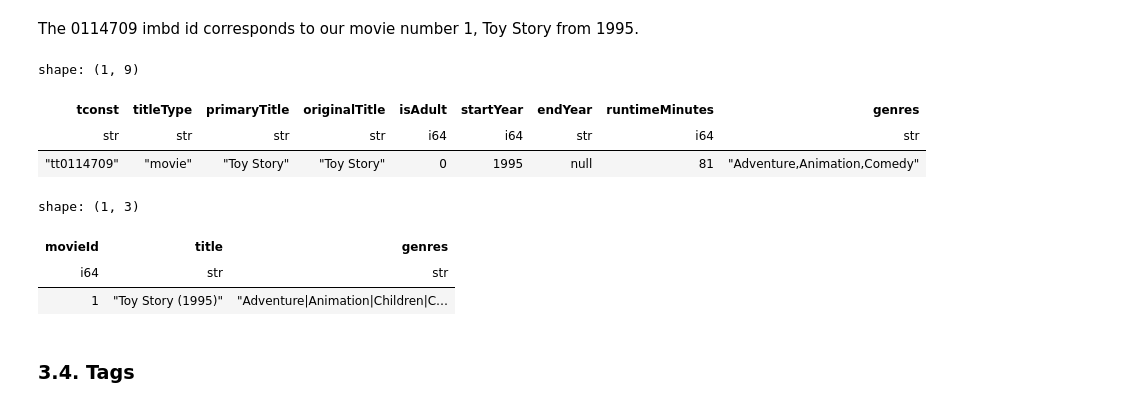
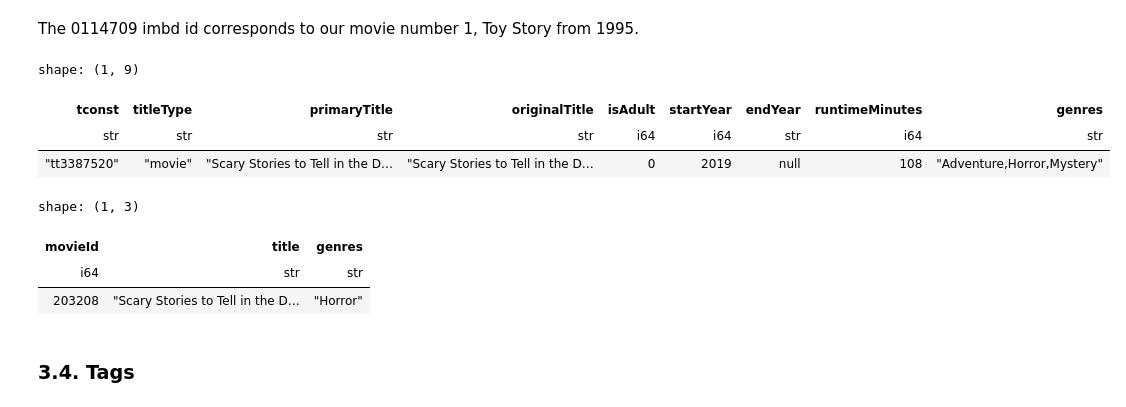
Before and after one commit to ritamaravilhamarques/BDF25_7, a Jupyter notebook: BDF25_7_data/big_data/ml-32m/Notebook_2.ipynb, the cells around one changed output. Cells and saved outputs as stored; diff of their text form; code cells hidden in the pictures.

```diff
--- a/BDF25_7_data/big_data/ml-32m/Notebook_2.ipynb
+++ b/BDF25_7_data/big_data/ml-32m/Notebook_2.ipynb
@@ -451,24 +453,24 @@ shape: (5, 3)
 The 0114709 imbd id corresponds to our movie number 1, Toy Story from 1995.
 # %%
 # Filter IMDB data for imdbId '0114709'
-imdb_id = "0114709"
+imdb_id = "3387520"
 tconst = f"tt{imdb_id}"
 
 # Using polars dataframe (imdb_df_1), created on the 2.2.5.
 example = imdb_df_1.filter(pl.col("tconst") == tconst)
 example
 # %% [output]
 shape: (1, 9)
 | tconst | titleType | primaryTitle | originalTitle | isAdult | startYear | endYear | runtimeMinutes | genres |
 | str | str | str | str | i64 | i64 | str | i64 | str |
-| "tt0114709" | "movie" | "Toy Story" | "Toy Story" | 0 | 1995 | null | 81 | "Adventure,Animation,Comedy" |
+| "tt3387520" | "movie" | "Scary Stories to Tell in the D… | "Scary Stories to Tell in the D… | 0 | 2019 | null | 108 | "Adventure,Horror,Mystery" |
 # %%
-df_movies.filter(pl.col("movieId") == 1)
+df_movies.filter(pl.col("movieId") == 203208)
 # %% [output]
 shape: (1, 3)
 | movieId | title | genres |
 | i64 | str | str |
-| 1 | "Toy Story (1995)" | "Adventure|Animation|Children|C… |
+| 203208 | "Scary Stories to Tell in the D… | "Horror" |
 # %% [markdown]
 ### **3.4. Tags**
 # %% [markdown]
```
Also changed, not shown: parts of 40 cells of this notebook, 1 other file.
